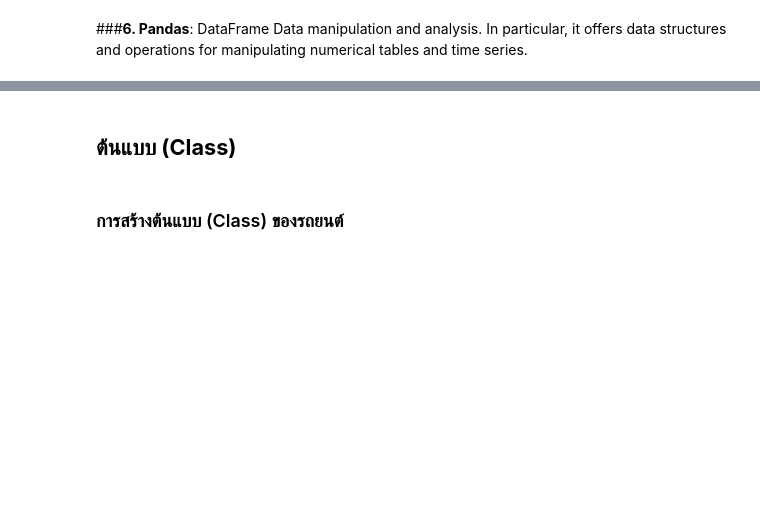
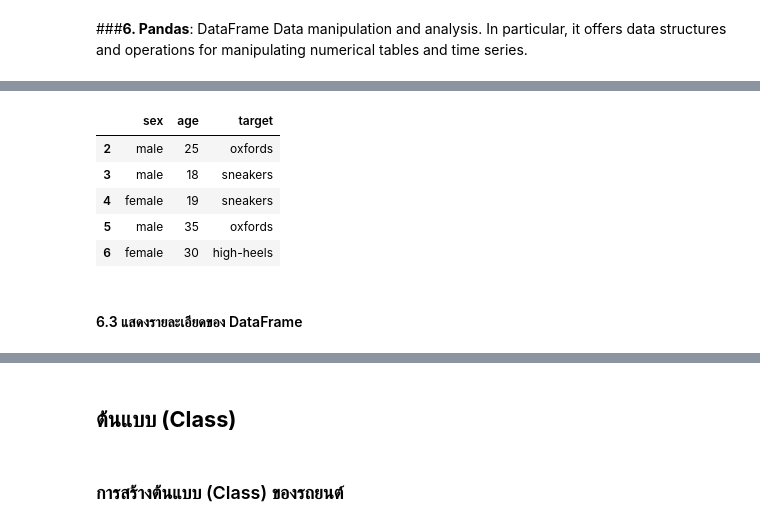
Before and after one commit to kanokwatt/train-2023-10-28, a Jupyter notebook: Python_for_Data_Science.ipynb, the cells around one changed output, grey strips where cells are left out. Drawn from its saved outputs; the diff is of its cells as text; code cells hidden in the pictures; blank space fills up the shorter version.

```diff
--- a/Python_for_Data_Science.ipynb
+++ b/Python_for_Data_Science.ipynb
@@ -1876,0 +2233,11 @@ new_data = [1, 4, 9, 16, 25]
+# %%
+data.tail() # รายละเอียดส่วนท้าย
+# %% [output]
+|  | sex | age | target |
+| 2 | male | 25 | oxfords |
+| 3 | male | 18 | sneakers |
+| 4 | female | 19 | sneakers |
+| 5 | male | 35 | oxfords |
+| 6 | female | 30 | high-heels |
+# %% [markdown]
+#### 6.3 แสดงรายละเอียดของ DataFrame
```
Also changed, not shown: parts of 37 cells of this notebook.
